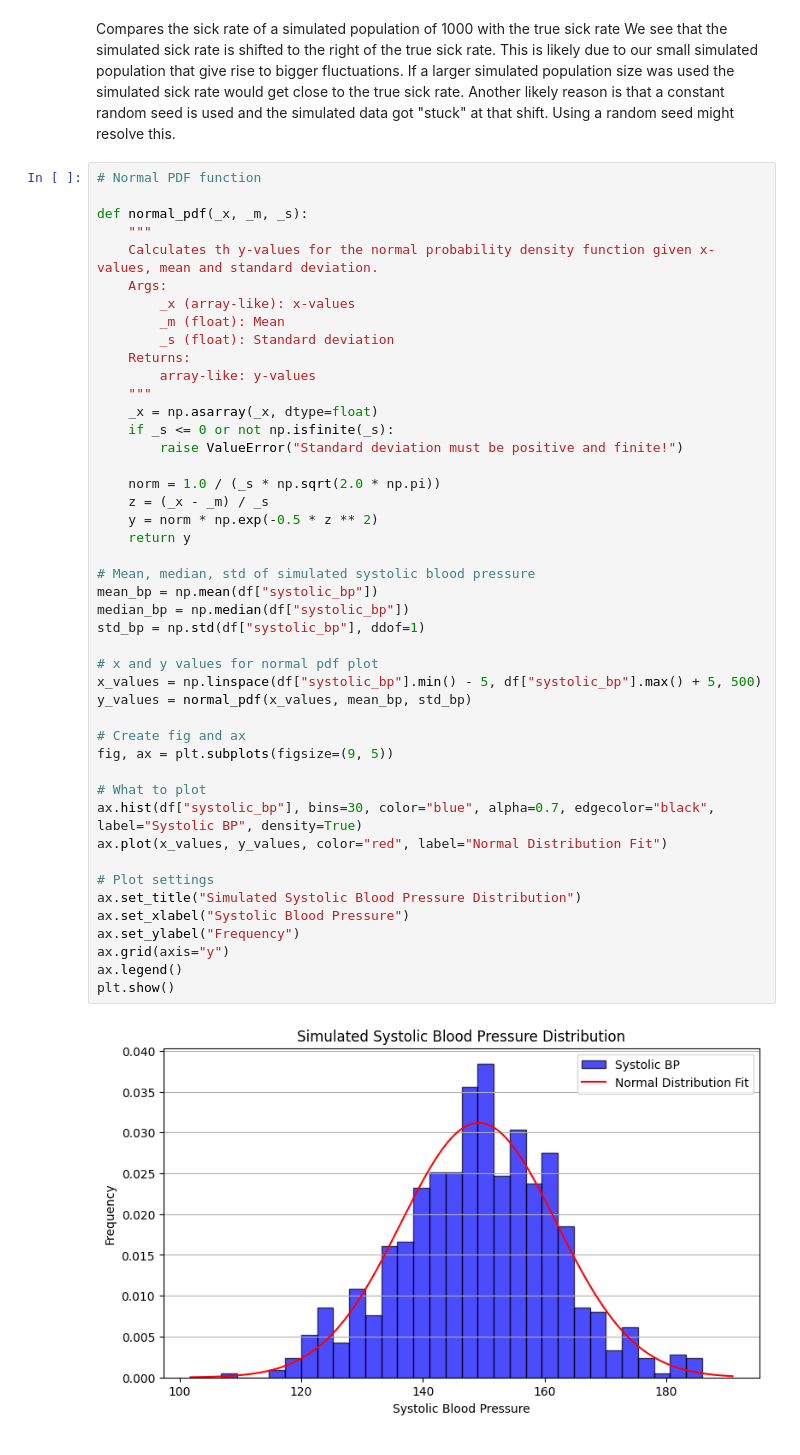
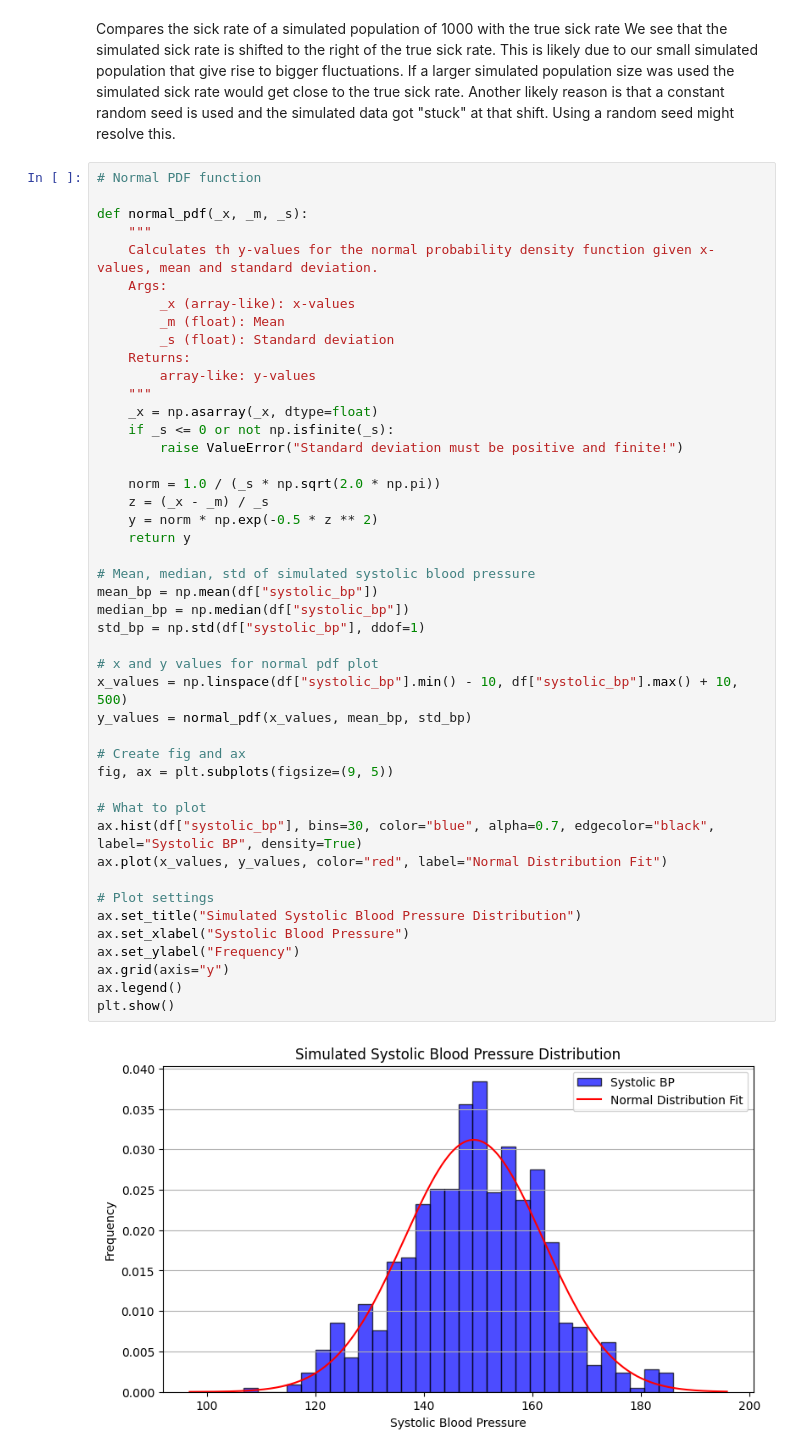
Before and after one commit to markusgunnar/Exam_HealthAnalyzer, a Jupyter notebook: report.ipynb, the cells around one changed output. Drawn from its saved outputs; the diff is of its cells as text.

```diff
--- a/report.ipynb
+++ b/report.ipynb
@@ -128,35 +128,35 @@ def normal_pdf(_x, _m, _s):
 		raise ValueError("Standard deviation must be positive and finite!")
 
 	norm = 1.0 / (_s * np.sqrt(2.0 * np.pi))
 	z = (_x - _m) / _s
 	y = norm * np.exp(-0.5 * z ** 2)
 	return y
 
 # Mean, median, std of simulated systolic blood pressure
 mean_bp = np.mean(df["systolic_bp"])
 median_bp = np.median(df["systolic_bp"])
 std_bp = np.std(df["systolic_bp"], ddof=1)
 
 # x and y values for normal pdf plot
-x_values = np.linspace(df["systolic_bp"].min() - 5, df["systolic_bp"].max() + 5, 500)
+x_values = np.linspace(df["systolic_bp"].min() - 10, df["systolic_bp"].max() + 10, 500)
 y_values = normal_pdf(x_values, mean_bp, std_bp)
 
 # Create fig and ax
 fig, ax = plt.subplots(figsize=(9, 5))
 
 # What to plot
 ax.hist(df["systolic_bp"], bins=30, color="blue", alpha=0.7, edgecolor="black", label="Systolic BP", density=True)
 ax.plot(x_values, y_values, color="red", label="Normal Distribution Fit")
 
 # Plot settings
 ax.set_title("Simulated Systolic Blood Pressure Distribution")
 ax.set_xlabel("Systolic Blood Pressure")
 ax.set_ylabel("Frequency")
 ax.grid(axis="y")
 ax.legend()
 plt.show()
 # %% [output]
-[figure, old version]
+[figure, new version]
 # %%
 # Confidence Interval
 
```
Also changed, not shown: parts of 2 cells of this notebook.
